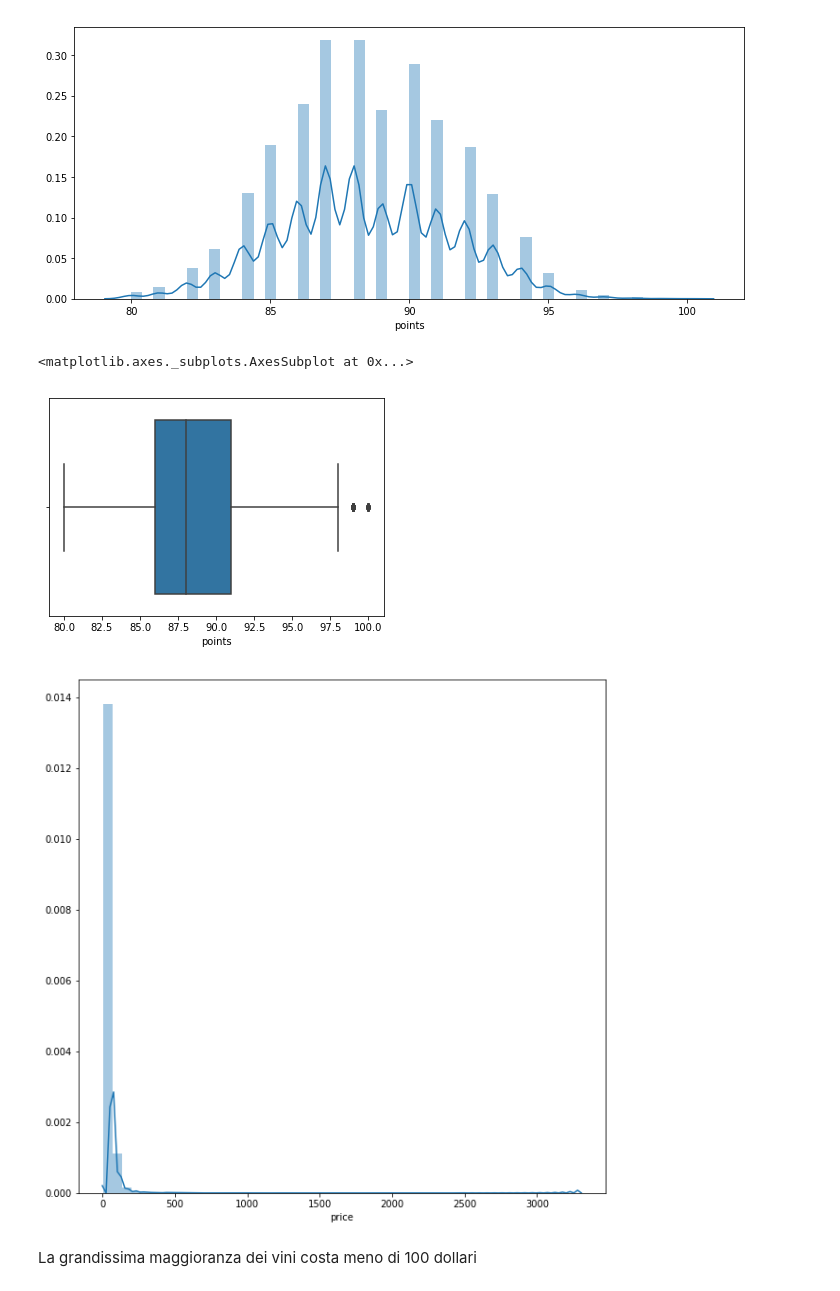
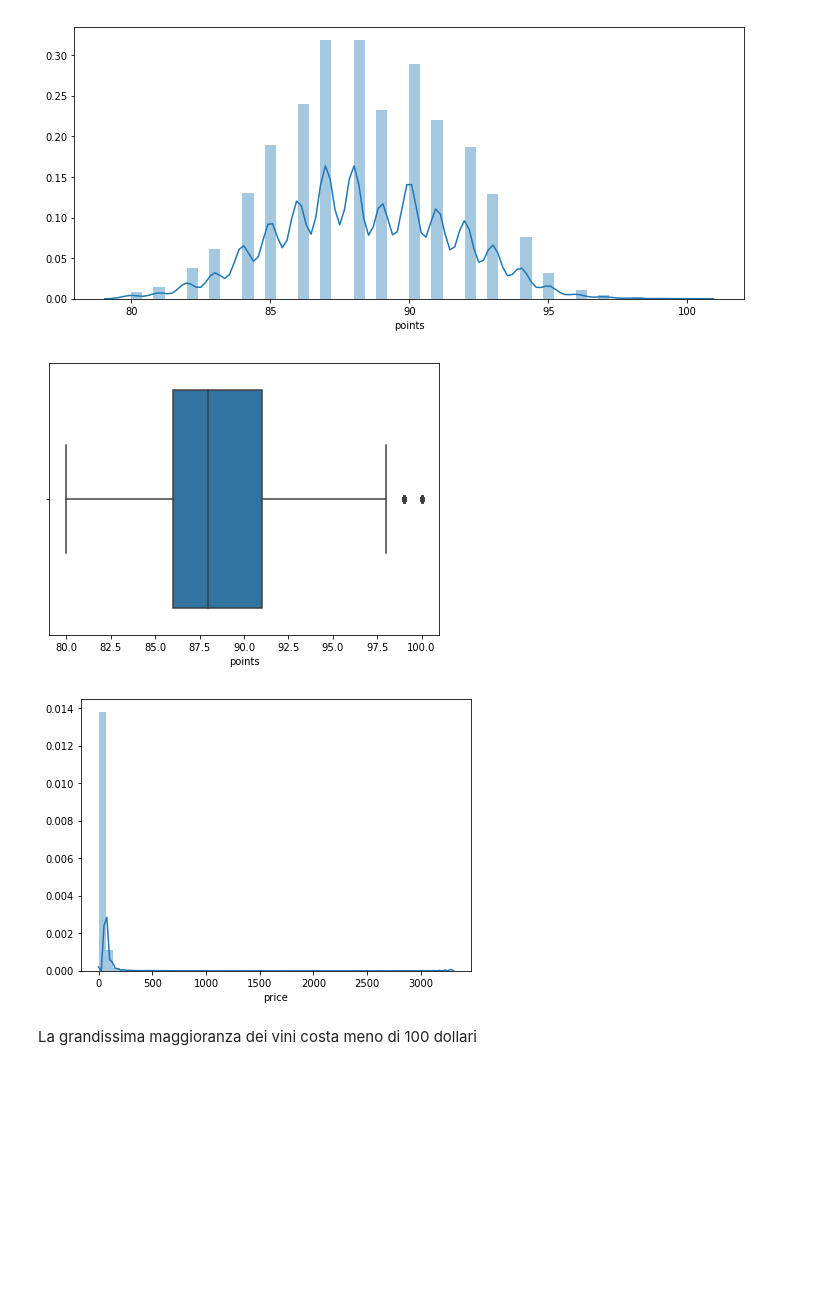
Before and after one commit to Gneur11/bda, a Jupyter notebook: Wine Dataset.ipynb, the cells around one changed output. Cells and saved outputs as stored; diff of their text form; code cells hidden in the pictures; blank space fills up the shorter version.

```diff
--- a/Wine Dataset.ipynb
+++ b/Wine Dataset.ipynb
@@ -247,17 +268,17 @@ sns.distplot(points)
 # %% [output]
 <matplotlib.axes._subplots.AxesSubplot at 0x...>
 [figure]
-# %%
-sns.boxplot(data["points"])
-# %% [output]
-<matplotlib.axes._subplots.AxesSubplot at 0x...>
-[figure, removed]
+# %%
+fig, ax = plt.subplots(figsize = (7, 5))
+ax =sns.boxplot(data["points"])
+# %% [output]
+[figure, added]
 # %%
 x = data.dropna(subset=["price"])
-fig, ax = plt.subplots(figsize = (10, 10))
+fig, ax = plt.subplots(figsize = (7, 5))
 ax = sns.distplot(x["price"])
 # %% [output]
-[figure, old version]
+[figure, new version]
 # %% [markdown]
 La grandissima maggioranza dei vini costa meno di 100 dollari
 # %%
```
Also changed, not shown: parts of 24 cells of this notebook.
